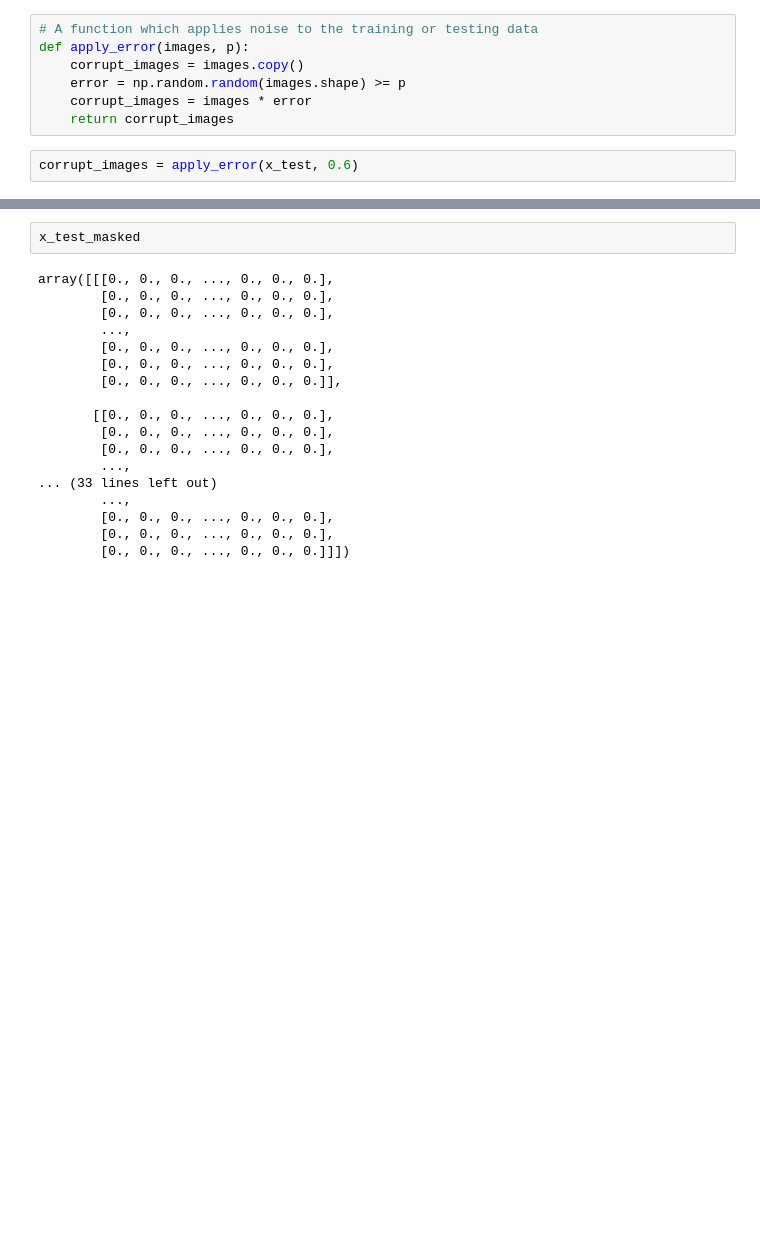
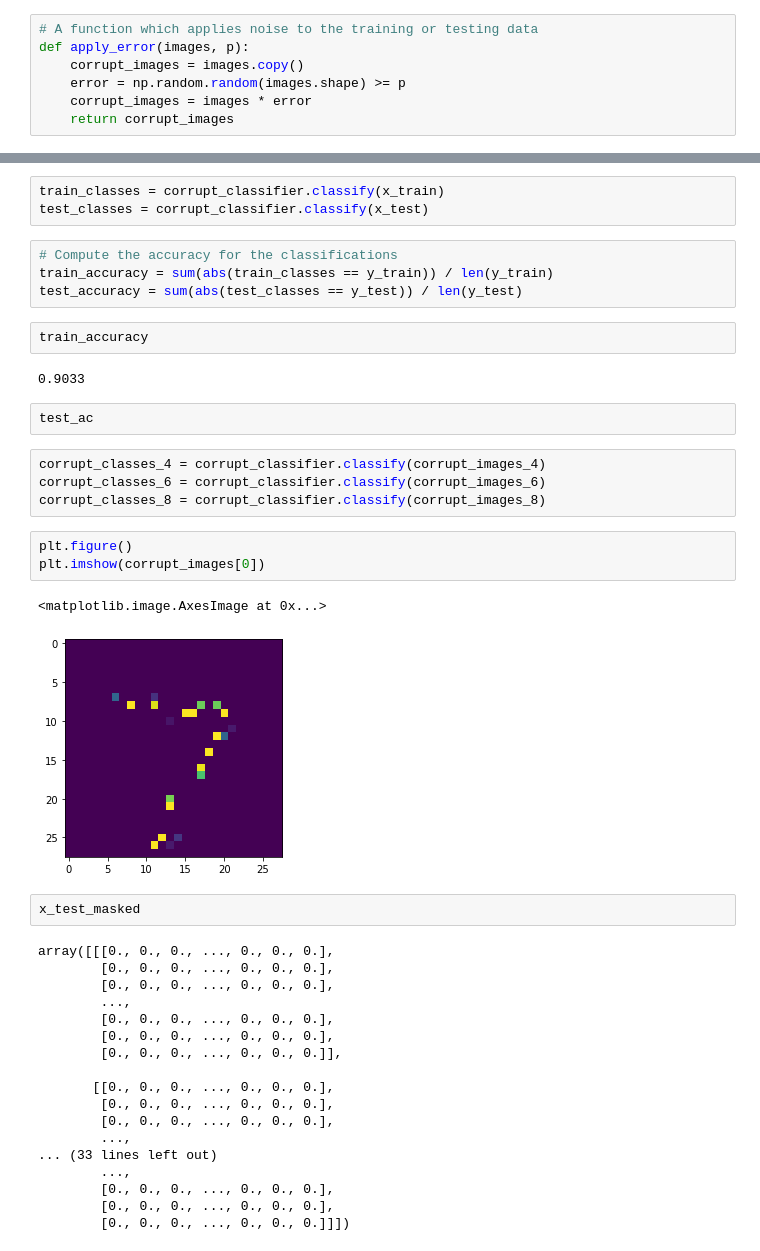
Before and after one commit to sgessow/ECE_236A_Group_10_Project_1, a Jupyter notebook: Project 1.ipynb, the cells around one changed output, grey strips where cells are left out. Cells and saved outputs as stored; diff of their text form; blank space fills up the shorter version.

Commit message:
Add ability to train with corrupted data

```diff
--- a/Project 1.ipynb
+++ b/Project 1.ipynb
@@ -144,5 +82,3 @@ def apply_error(images, p):
     error = np.random.random(images.shape) >= p
     corrupt_images = images * error
     return corrupt_images
-# %%
-corrupt_images = apply_error(x_test, 0.6)
@@ -149,3 +135,26 @@ corrupt_images = apply_error(x_test, 0.6)
+# %%
+train_classes = corrupt_classifier.classify(x_train)
+test_classes = corrupt_classifier.classify(x_test)
+# %%
+# Compute the accuracy for the classifications
+train_accuracy = sum(abs(train_classes == y_train)) / len(y_train)
+test_accuracy = sum(abs(test_classes == y_test)) / len(y_test)
+# %%
+train_accuracy
+# %% [output]
+0.9033
+# %%
+test_ac
+# %%
+corrupt_classes_4 = corrupt_classifier.classify(corrupt_images_4)
+corrupt_classes_6 = corrupt_classifier.classify(corrupt_images_6)
+corrupt_classes_8 = corrupt_classifier.classify(corrupt_images_8)
+# %%
+plt.figure()
+plt.imshow(corrupt_images[0])
+# %% [output]
+<matplotlib.image.AxesImage at 0x...>
+[figure, added]
 # %%
 x_test_masked
 # %% [output]
```
Also changed, not shown: parts of 27 cells of this notebook, 1 other file.
